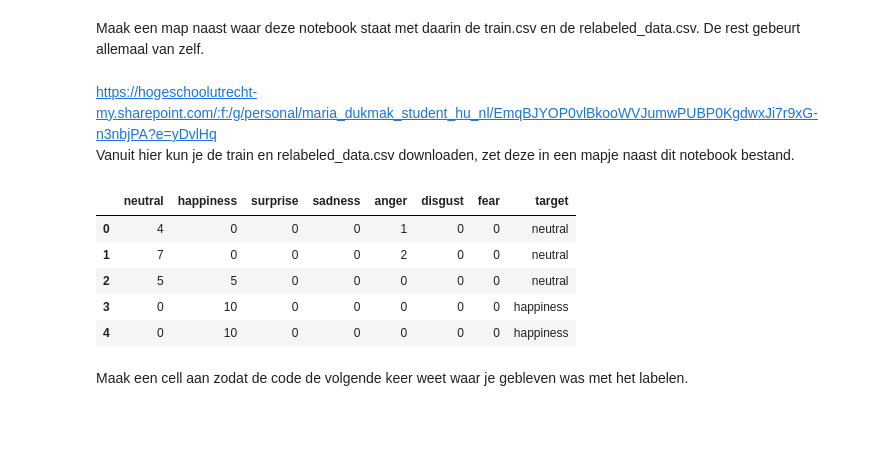
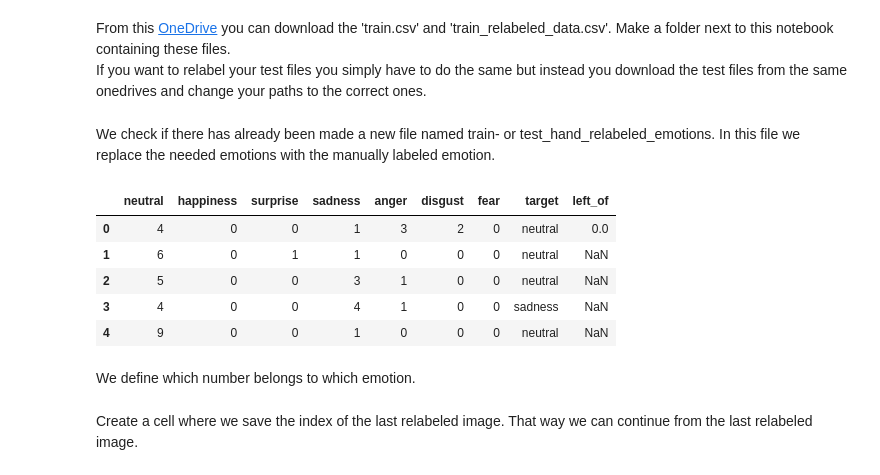
Before and after one commit to BB8-2020/EmpathicRobot, a Jupyter notebook: data-processing/ferPlus_data/ferPlus_relabel.ipynb, the cells around one changed output. Saved outputs shown, nothing was run; the diff lists cells and outputs as text; code cells hidden in the pictures; blank space fills up the shorter version.

Commit message:
Documentation in english and changed some structures.
Because:
- Needed for follow-up research.

```diff
--- a/data-processing/ferPlus_data/ferPlus_relabel.ipynb
+++ b/data-processing/ferPlus_data/ferPlus_relabel.ipynb
@@ -7,34 +9,38 @@ import csv
 from PIL import Image
 from matplotlib import pyplot as plt
 import os
-# %% [markdown]
-Maak een map naast waar deze notebook staat met daarin de train.csv en de relabeled_data.csv. De rest gebeurt allemaal van zelf.
-# %% [markdown]
-https://hogeschoolutrecht-my.sharepoint.com/:f:/g/personal/maria_dukmak_student_hu_nl/EmqBJYOP0vlBkooWVJumwPUBP0KgdwxJi7r9xG-n3nbjPA?e=yDvlHq \
-Vanuit hier kun je de train en relabeled_data.csv downloaden, zet deze in een mapje naast dit notebook bestand.
+# %% [markdown]
+From this [OneDrive](https://hogeschoolutrecht-my.sharepoint.com/:f:/g/personal/maria_dukmak_student_hu_nl/EmqBJYOP0vlBkooWVJumwPUBP0KgdwxJi7r9xG-n3nbjPA?e=yDvlHq) you can download the 'train.csv' and 'train_relabeled_data.csv'.
+Make a folder next to this notebook containing these files. \
+If you want to relabel your test files you simply have to do the same but instead you download the test files from the same onedrives and change your paths to the correct ones.
+# %% [markdown]
+We check if there has already been made a new file named train- or test_hand_relabeled_emotions. In this file we replace the needed emotions with the manually labeled emotion.
 # %%
+#Existent is a variable for later on to see if a certain file was already existing or not.
 existent = False
 
-data = pd.read_csv('ferPlus_data_ready/test.csv')
-if os.path.isfile("ferPlus_data_ready/test_hand_relabeled_emotions.csv"):
+data = pd.read_csv('../../../test_data_lead/ferPlus_data_ready/train.csv')
+if os.path.isfile("../../../test_data_lead/ferPlus_data_ready/train_hand_relabeled_emotions.csv"):
     existent = True
-    relabeled_data = pd.read_csv('ferPlus_data_ready/test_hand_relabeled_emotions.csv')
+    relabeled_data = pd.read_csv('../../../test_data_lead/ferPlus_data_ready/train_hand_relabeled_emotions.csv')
 else:
-    relabeled_data = pd.read_csv('ferPlus_data_ready/test_relabeled_data.csv')
+    relabeled_data = pd.read_csv('../../../test_data_lead/ferPlus_data_ready/train_relabeled_data.csv')
 data.head(10)
 relabeled_data.head()
 # %% [output]
-|  | neutral | happiness | surprise | sadness | anger | disgust | fear | target |
-| 0 | 4 | 0 | 0 | 0 | 1 | 0 | 0 | neutral |
-| 1 | 7 | 0 | 0 | 0 | 2 | 0 | 0 | neutral |
-| 2 | 5 | 5 | 0 | 0 | 0 | 0 | 0 | neutral |
-| 3 | 0 | 10 | 0 | 0 | 0 | 0 | 0 | happiness |
-| 4 | 0 | 10 | 0 | 0 | 0 | 0 | 0 | happiness |
+|  | neutral | happiness | surprise | sadness | anger | disgust | fear | target | left_of |
+| 0 | 4 | 0 | 0 | 1 | 3 | 2 | 0 | neutral | 0.0 |
+| 1 | 6 | 0 | 1 | 1 | 0 | 0 | 0 | neutral | NaN |
+| 2 | 5 | 0 | 0 | 3 | 1 | 0 | 0 | neutral | NaN |
+| 3 | 4 | 0 | 0 | 4 | 1 | 0 | 0 | sadness | NaN |
+| 4 | 9 | 0 | 0 | 1 | 0 | 0 | 0 | neutral | NaN |
+# %% [markdown]
+We define which number belongs to which emotion.
 # %%
 emotions = {'0':'neutral', '1':'happiness', '2':'surprise',
             '3':'sadness', '4':'anger', '5':'disgust', '6':'fear', '7':'contempt'}
-# %% [markdown]
-Maak een cell aan zodat de code de volgende keer weet waar je gebleven was met het labelen.
+# %% [markdown]
+Create a cell where we save the index of the last relabeled image. That way we can continue from the last relabeled image.
 # %%
 data['formatted_pixels'] = ''
 
```
Also changed, not shown: parts of 14 cells of this notebook, 2 other files.
